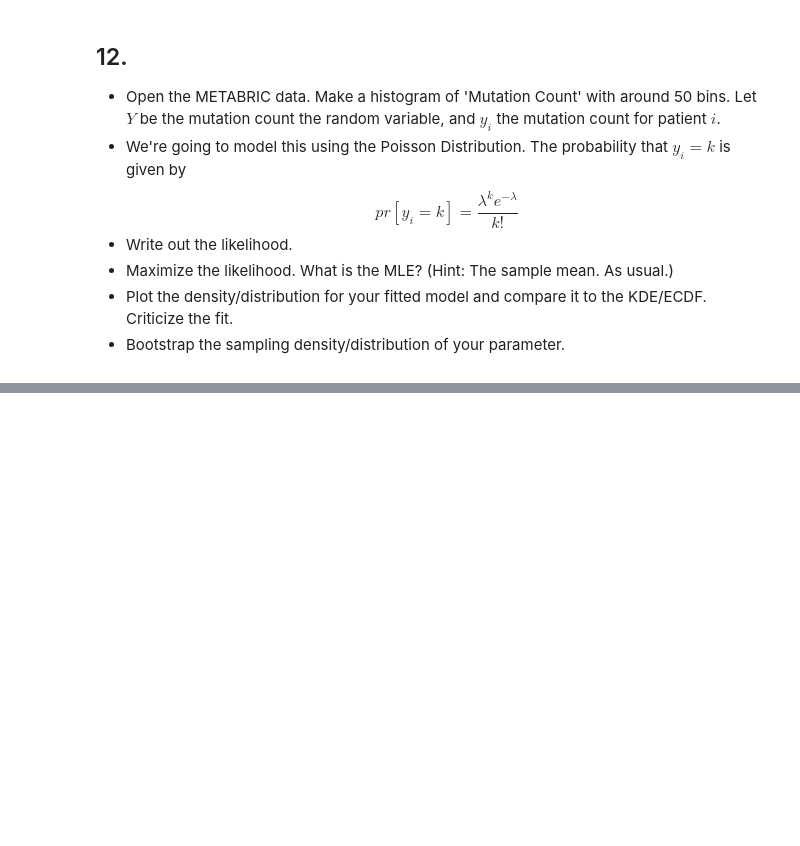
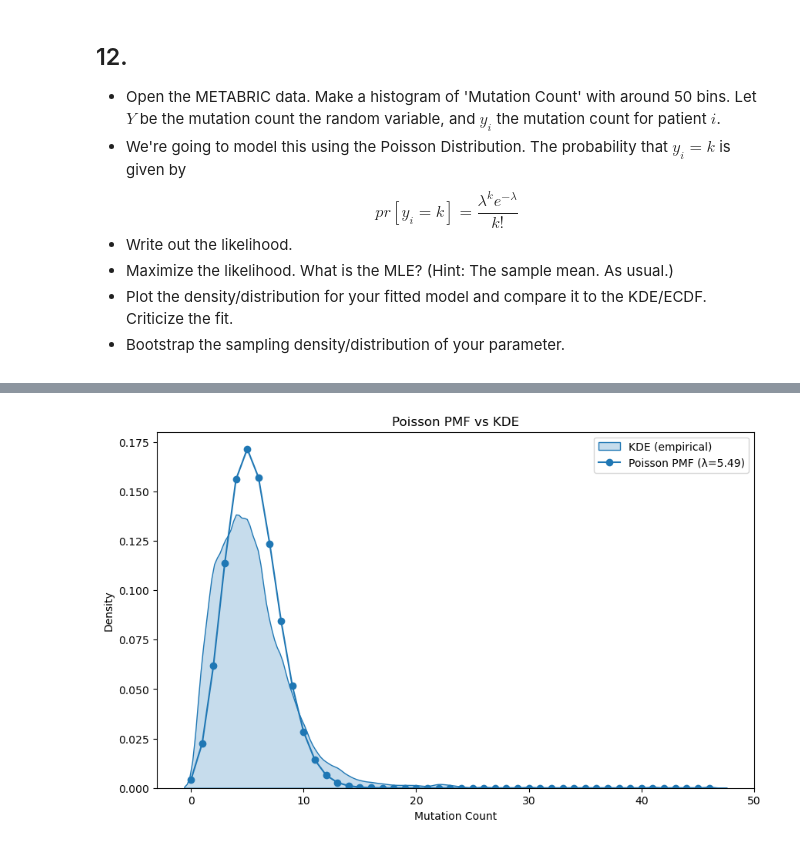
Before and after one commit to andersone17/Uncertainty_Assignment_7, a Jupyter notebook: assignment_7.ipynb, the cells around one changed output, grey strips where cells are left out. Drawn from its saved outputs; the diff is of its cells as text; code cells hidden in the pictures; blank space fills up the shorter version.

```diff
--- a/assignment_7.ipynb
+++ b/assignment_7.ipynb
@@ -302,0 +347,18 @@ $$
+# %%
+y = df['Mutation Count']
+lambda_hat = np.mean(y)
+xs = np.arange(0, y.max()+1)
+# %%
+poisson_pmf = poisson.pmf(xs, lambda_hat)
+poisson_cdf = poisson.cdf(xs, lambda_hat)
+# %%
+plt.figure(figsize=(10,6))
+sns.kdeplot(y, fill=True, label='KDE (empirical)', bw_adjust=0.6)
+plt.plot(xs, poisson_pmf, 'o-', label=f'Poisson PMF (λ={lambda_hat:.2f})')
+plt.title("Poisson PMF vs KDE")
+plt.xlabel("Mutation Count")
+plt.ylabel("Density")
+plt.legend()
+plt.show()
+# %% [output]
+[figure, added]
```
Also changed, not shown: parts of 6 cells of this notebook.
